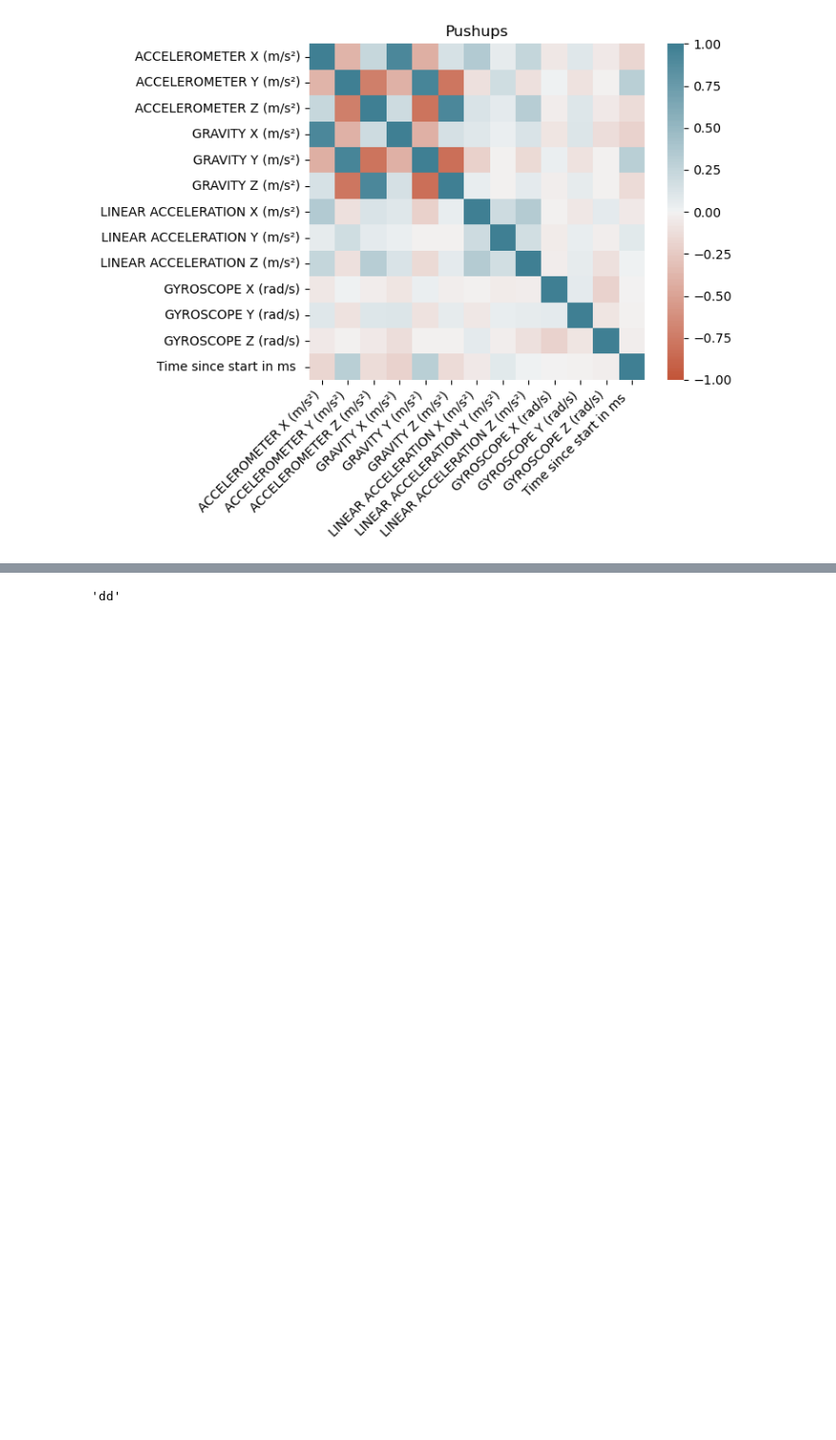
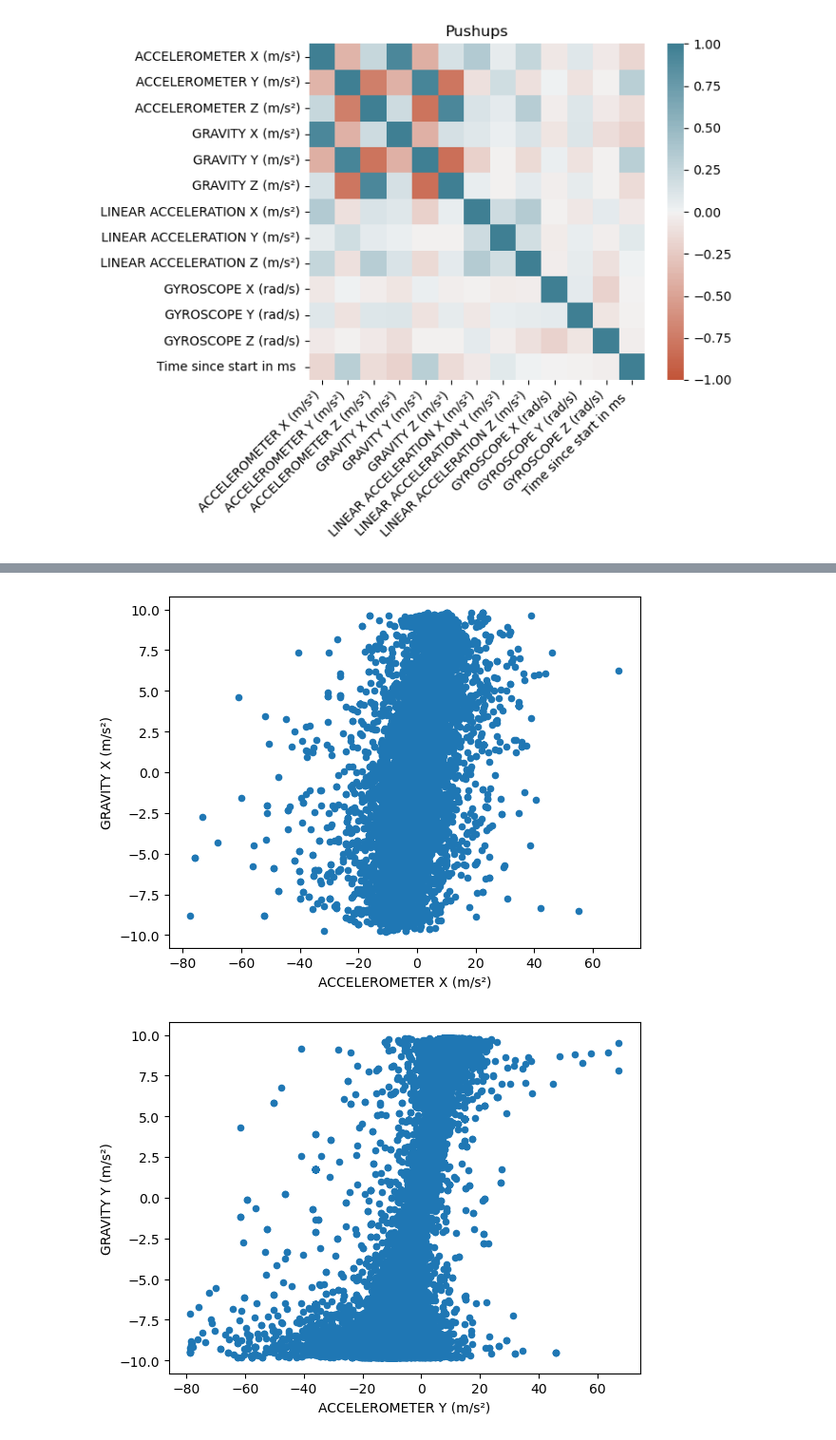
Before and after one commit to hdnsameera/CIS-7017, a Jupyter notebook: testCode.ipynb, the cells around one changed output, grey strips where cells are left out. Shown at 95% size. Drawn from its saved outputs; the diff is of its cells as text; code cells hidden in the pictures; blank space fills up the shorter version.

```diff
--- a/testCode.ipynb
+++ b/testCode.ipynb
@@ -466,4 +483,7 @@ df_8.name = 'dd'
 # %%
-df_8.name
+df_All.plot('ACCELEROMETER X (m/s²)', 'GRAVITY X (m/s²)', kind='scatter');
+df_All.plot('ACCELEROMETER Y (m/s²)', 'GRAVITY Y (m/s²)', kind='scatter');
+df_All.plot('ACCELEROMETER Z (m/s²)', 'GRAVITY Z (m/s²)', kind='scatter');
 # %% [output]
-'dd'
+[figure, added]
+[figure, added]
```
Also changed, not shown: parts of 22 cells of this notebook.
